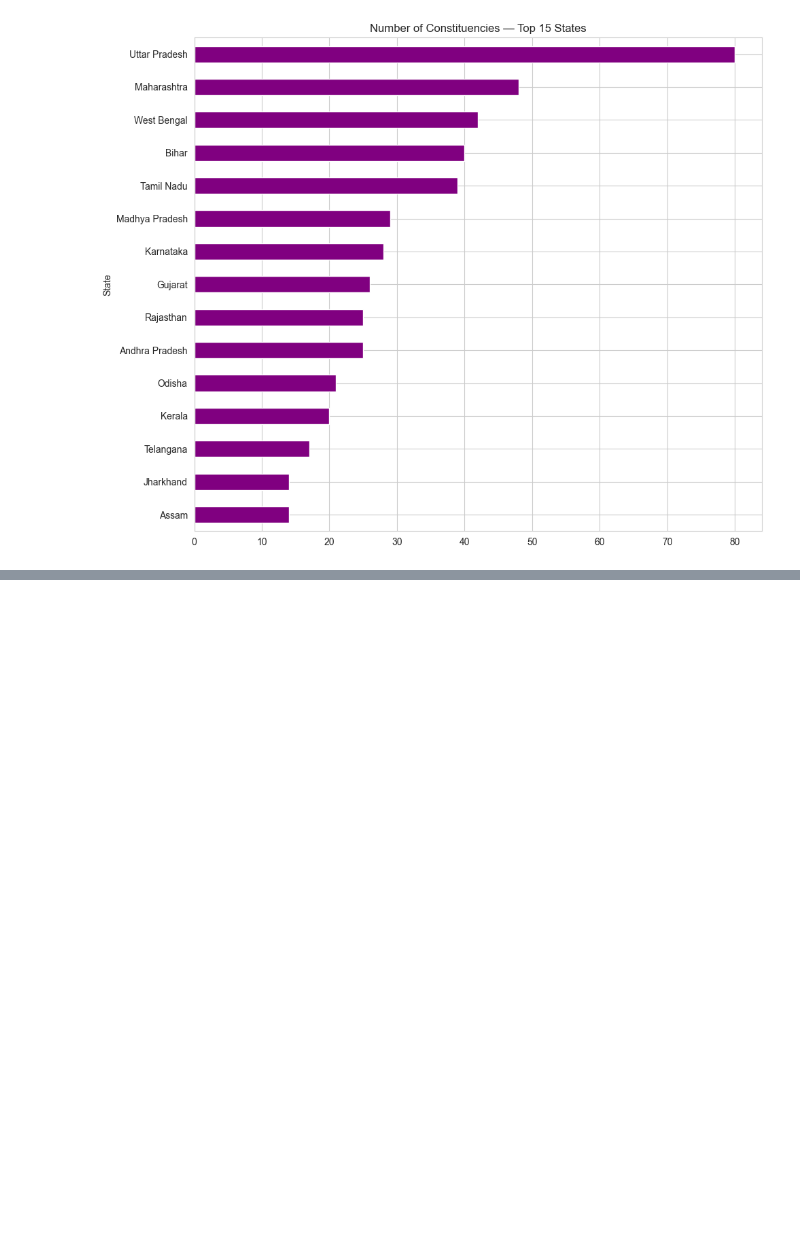
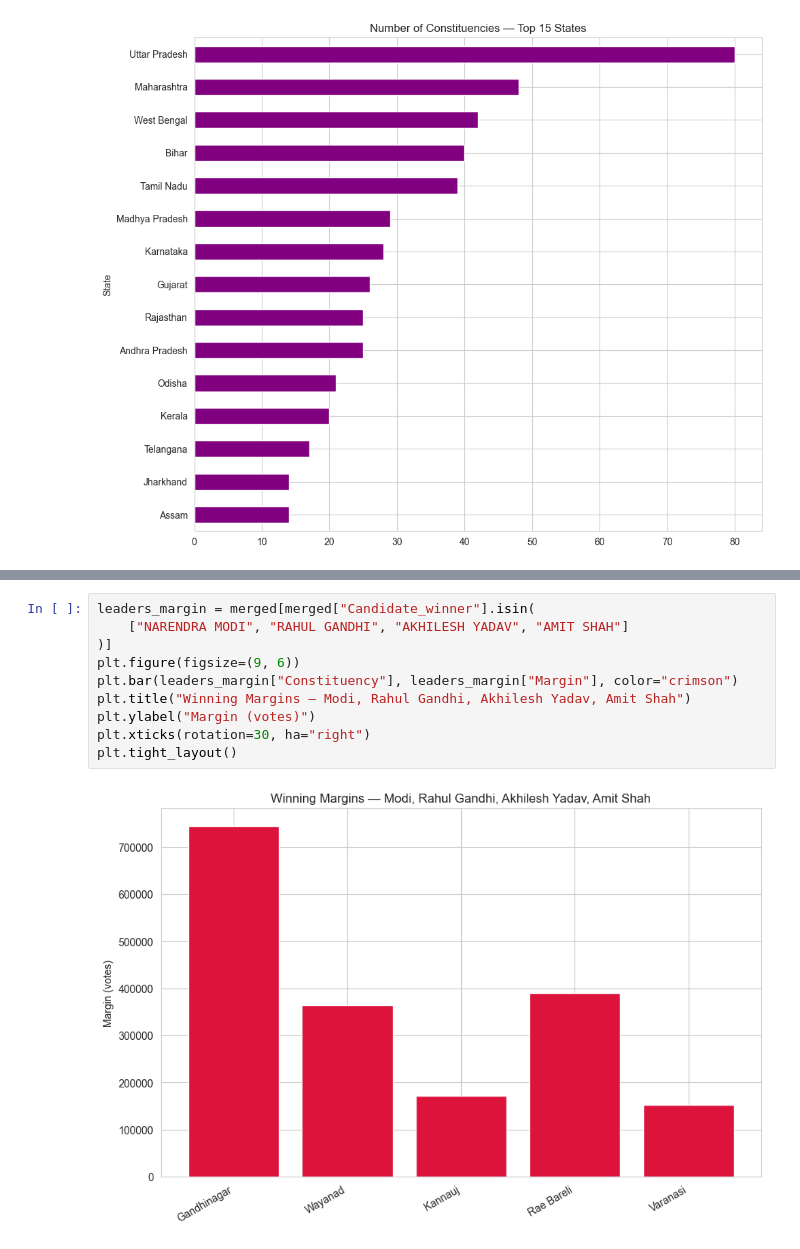
Before and after one commit to geershatisaxena/Election, a Jupyter notebook: res.ipynb, the cells around one changed output, grey strips where cells are left out. Saved outputs shown, nothing was run; the diff lists cells and outputs as text; blank space fills up the shorter version.

```diff
--- a/res.ipynb
+++ b/res.ipynb
@@ -1128,0 +1145,12 @@ plt.tight_layout()
+# %%
+leaders_margin = merged[merged["Candidate_winner"].isin(
+    ["NARENDRA MODI", "RAHUL GANDHI", "AKHILESH YADAV", "AMIT SHAH"]
+)]
+plt.figure(figsize=(9, 6))
+plt.bar(leaders_margin["Constituency"], leaders_margin["Margin"], color="crimson")
+plt.title("Winning Margins — Modi, Rahul Gandhi, Akhilesh Yadav, Amit Shah")
+plt.ylabel("Margin (votes)")
+plt.xticks(rotation=30, ha="right")
+plt.tight_layout()
+# %% [output]
+[figure, added]
```
Also changed, not shown: parts of 12 cells of this notebook.
